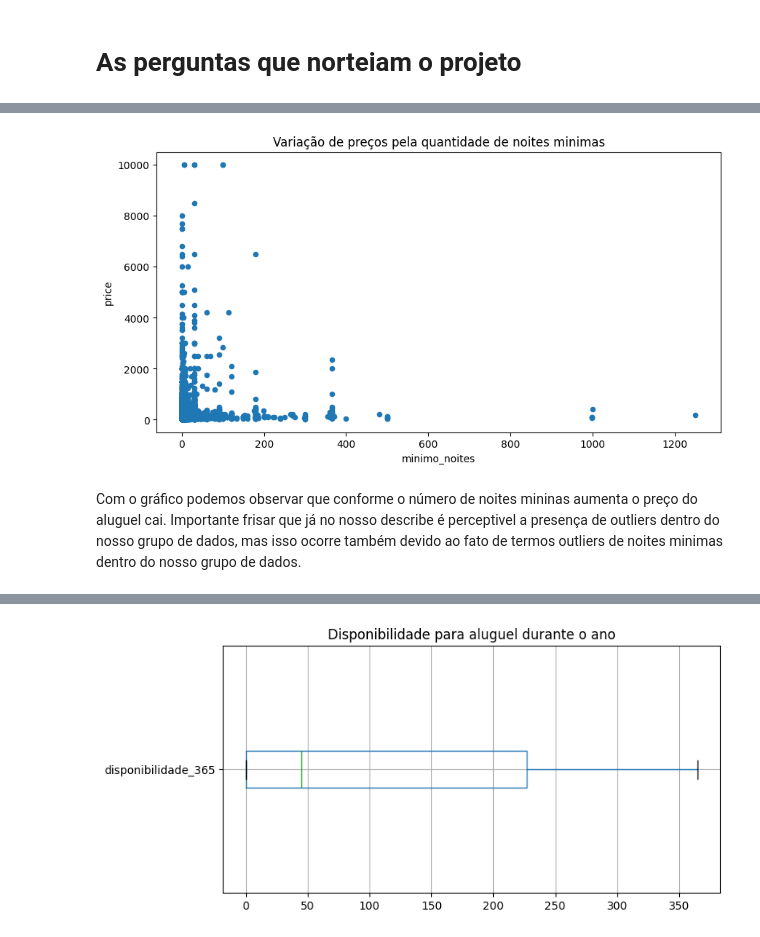
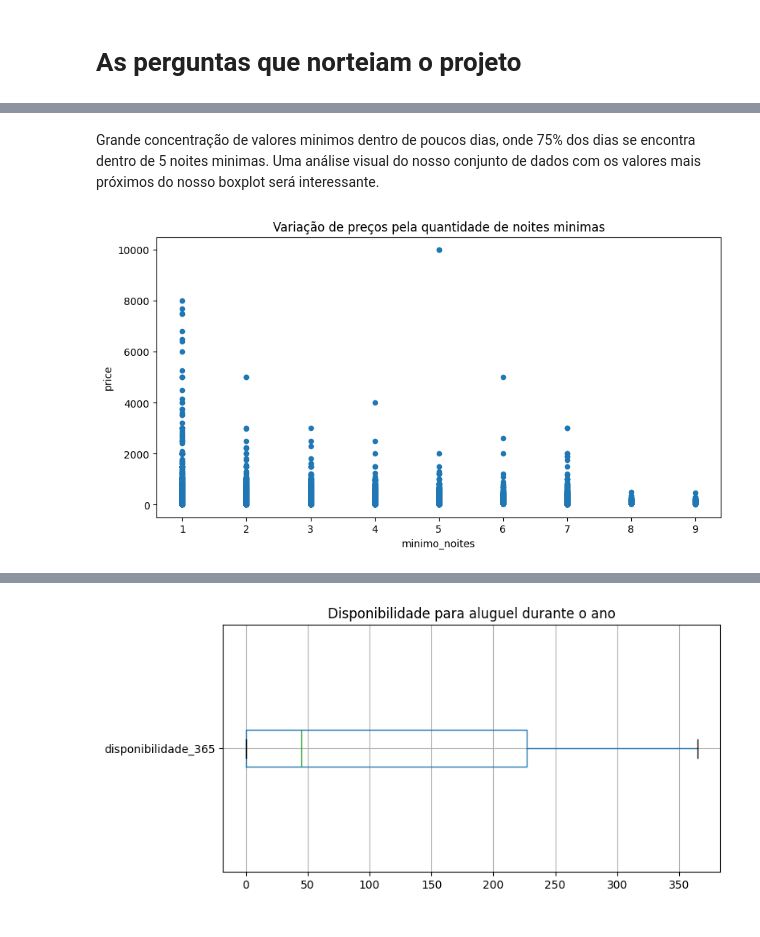
Before and after one commit to FabioDiasRC/LH_CD_fabio_dias, a Jupyter notebook: LH_CD_FABIO_DIAS.ipynb, the cells around one changed output, grey strips where cells are left out. Drawn from its saved outputs; the diff is of its cells as text; code cells hidden in the pictures.

```diff
--- a/LH_CD_FABIO_DIAS.ipynb
+++ b/LH_CD_FABIO_DIAS.ipynb
@@ -68,4 +69,4 @@ Já as colunas 'ultima_review' e 'reviews_por_mes' possuem mais de 20% de valore
 # %%
-dados = dados.drop(columns=['ultima_review', 'reviews_por_mes'])
+dados = dados.drop(columns=['id', 'host_id', 'host_name', 'latitude', 'longitude','ultima_review', 'reviews_por_mes'])
 dados.shape
 # %% [output]
@@ -150,7 +254,10 @@ Para verificar a relação de preço com o número mínimo de noite e disponibil
+# %% [markdown]
+Grande concentração de valores minimos dentro de poucos dias, onde 75% dos dias se encontra dentro de 5 noites minimas.</br>
+Uma análise visual do nosso conjunto de dados com os valores mais próximos do nosso boxplot será interessante.
 # %%
-grafico = dados.plot.scatter(x='minimo_noites', y='price', figsize=(10,5))
+filtro = dados[dados['minimo_noites'] <  10]
+grafico = filtro.plot.scatter(x='minimo_noites', y='price', figsize=(10,5))
 grafico.set_title('Variação de preços pela quantidade de noites minimas');
+#definindo um filtro para auxiliar na visualização sem a grande quantidade de outliers
 # %% [output]
-[figure, old version]
+[figure, new version]
-# %% [markdown]
-Com o gráfico podemos observar que conforme o número de noites mininas aumenta o preço do aluguel cai. Importante frisar que já no nosso describe é perceptivel a presença de outliers dentro do nosso grupo de dados, mas isso ocorre também devido ao fato de termos outliers de noites minimas dentro do nosso grupo de dados.
```
Also changed, not shown: parts of 65 cells of this notebook, 1 other file.
